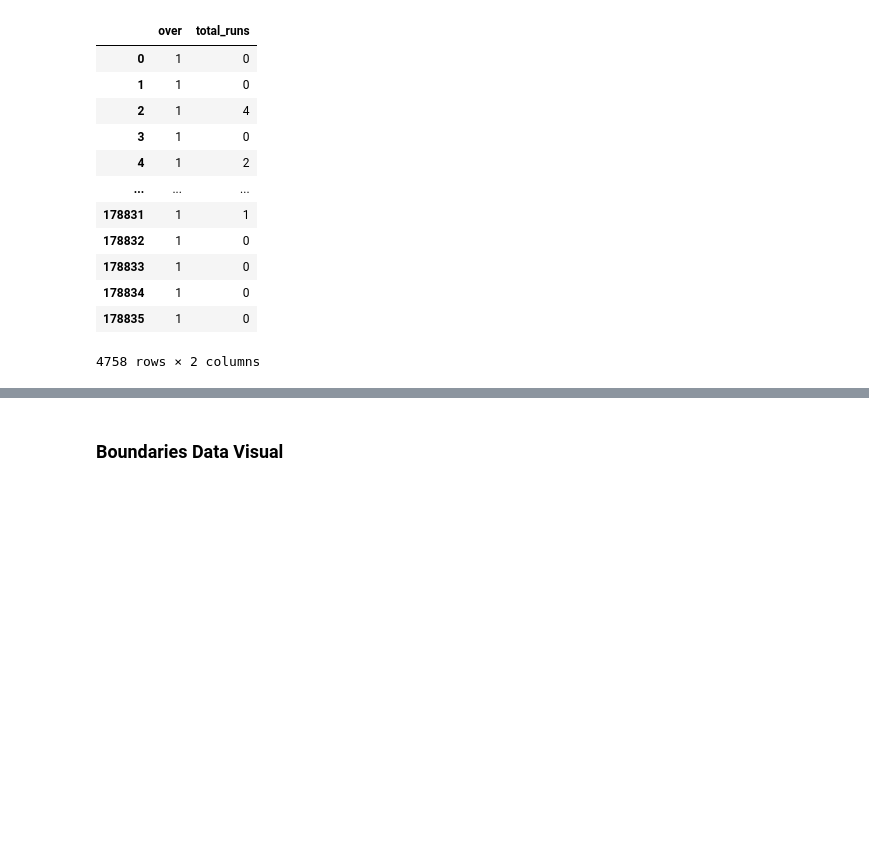
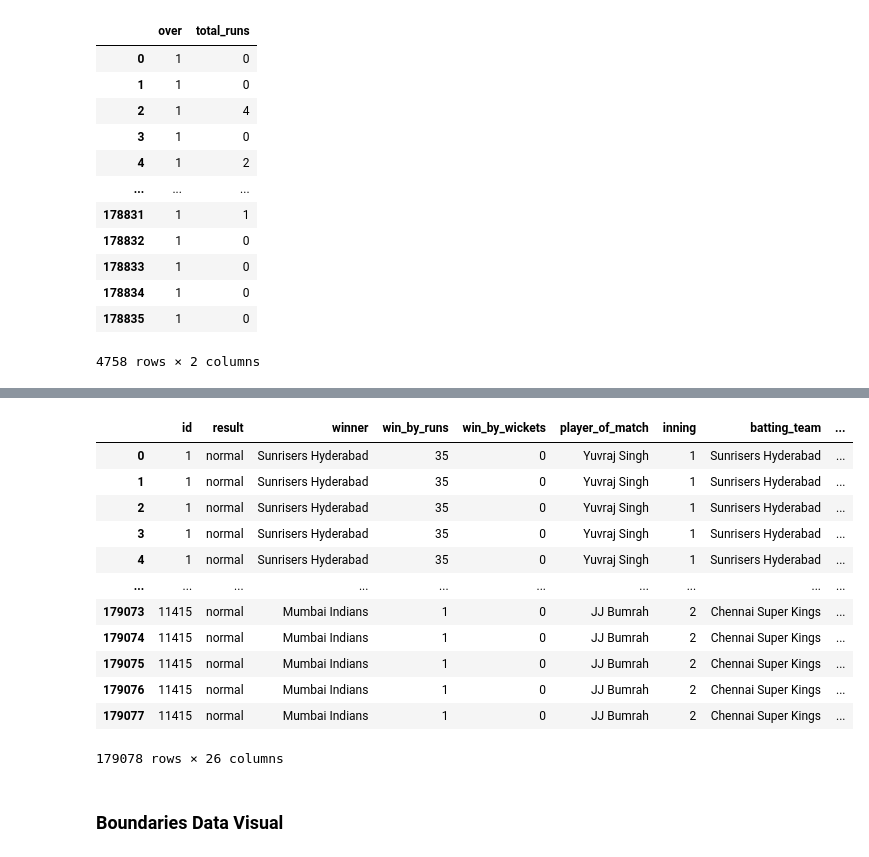
Before and after one commit to Utkarsh736/IPL_Data_Analysis, a Jupyter notebook: Template.ipynb, the cells around one changed output, grey strips where cells are left out. Cells and saved outputs as stored; diff of their text form; code cells hidden in the pictures; blank space fills up the shorter version.

```diff
--- a/Template.ipynb
+++ b/Template.ipynb
@@ -214,3 +225,28 @@ deliveries_df
+# %%
+# Select id result winner win_by_runs win_by_wickets player_of_match from match_df
+
+match2_df = match_df[['id', 'result', 'winner', 'win_by_runs', 'win_by_wickets', 'player_of_match']]
+# %%
+# change name of match_id  to id
+
+deliveries2_df = deliveries_df.rename(columns={'match_id':'id'})
+# %%
+match_merge_df = pd.merge(match2_df, deliveries2_df, on='id')
+match_merge_df
+# %% [output]
+|  | id | result | winner | win_by_runs | win_by_wickets | player_of_match | inning | batting_team | ... |
+| 0 | 1 | normal | Sunrisers Hyderabad | 35 | 0 | Yuvraj Singh | 1 | Sunrisers Hyderabad | ... |
+| 1 | 1 | normal | Sunrisers Hyderabad | 35 | 0 | Yuvraj Singh | 1 | Sunrisers Hyderabad | ... |
+| 2 | 1 | normal | Sunrisers Hyderabad | 35 | 0 | Yuvraj Singh | 1 | Sunrisers Hyderabad | ... |
+| 3 | 1 | normal | Sunrisers Hyderabad | 35 | 0 | Yuvraj Singh | 1 | Sunrisers Hyderabad | ... |
+| 4 | 1 | normal | Sunrisers Hyderabad | 35 | 0 | Yuvraj Singh | 1 | Sunrisers Hyderabad | ... |
+| ... | ... | ... | ... | ... | ... | ... | ... | ... | ... |
+| 179073 | 11415 | normal | Mumbai Indians | 1 | 0 | JJ Bumrah | 2 | Chennai Super Kings | ... |
+| 179074 | 11415 | normal | Mumbai Indians | 1 | 0 | JJ Bumrah | 2 | Chennai Super Kings | ... |
+| 179075 | 11415 | normal | Mumbai Indians | 1 | 0 | JJ Bumrah | 2 | Chennai Super Kings | ... |
+| 179076 | 11415 | normal | Mumbai Indians | 1 | 0 | JJ Bumrah | 2 | Chennai Super Kings | ... |
+| 179077 | 11415 | normal | Mumbai Indians | 1 | 0 | JJ Bumrah | 2 | Chennai Super Kings | ... |
+179078 rows × 26 columns
 # %% [markdown]
 ### Boundaries Data Visual
 # %%
```
Also changed, not shown: parts of 5 cells of this notebook.
